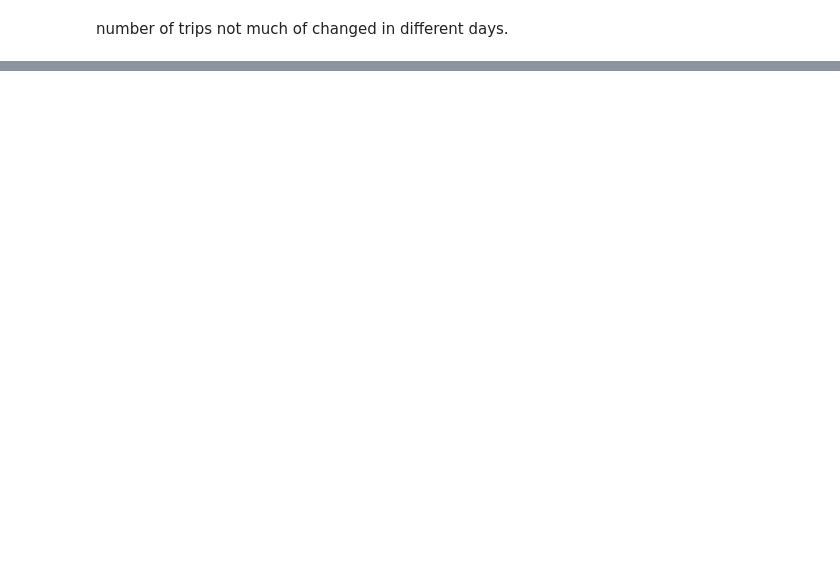
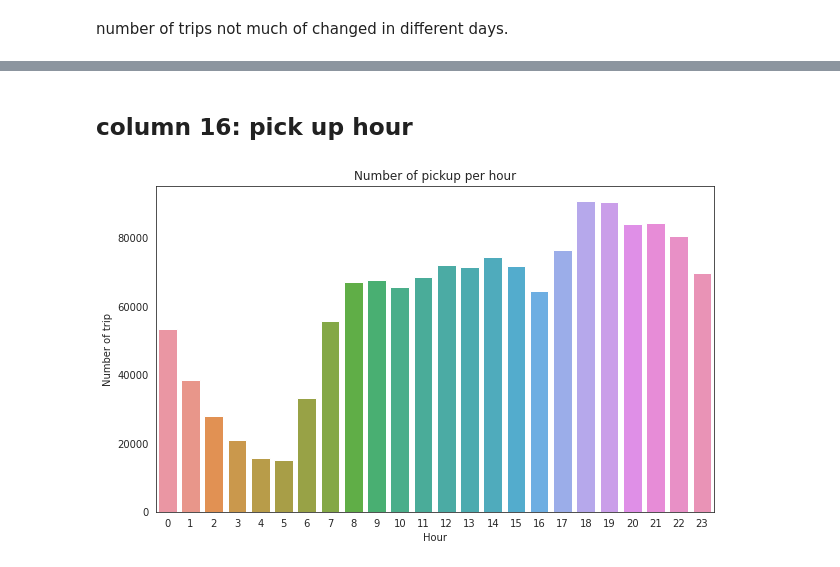
Before and after one commit to pranay2310/NYC-Taxi-Trip-Time-Prediction---Capstone-Project.ipynb, a Jupyter notebook: NYC_Taxi_Trip_Time_Prediction_Capstone_Project.ipynb, the cells around one changed output, grey strips where cells are left out. Drawn from its saved outputs; the diff is of its cells as text; code cells hidden in the pictures; blank space fills up the shorter version.

```diff
--- a/NYC_Taxi_Trip_Time_Prediction_Capstone_Project.ipynb
+++ b/NYC_Taxi_Trip_Time_Prediction_Capstone_Project.ipynb
@@ -343,0 +354,10 @@ number of trips not much of changed in different days.
+# %% [markdown]
+## column 16: pick up hour
+# %%
+sns.countplot(data=data, x='pickup_hour')
+plt.ylabel('Number of trip')
+plt.xlabel('Hour')
+plt.title('Number of pickup per hour')
+plt.show()
+# %% [output]
+[figure, added]
```
Also changed, not shown: parts of 59 cells of this notebook.
